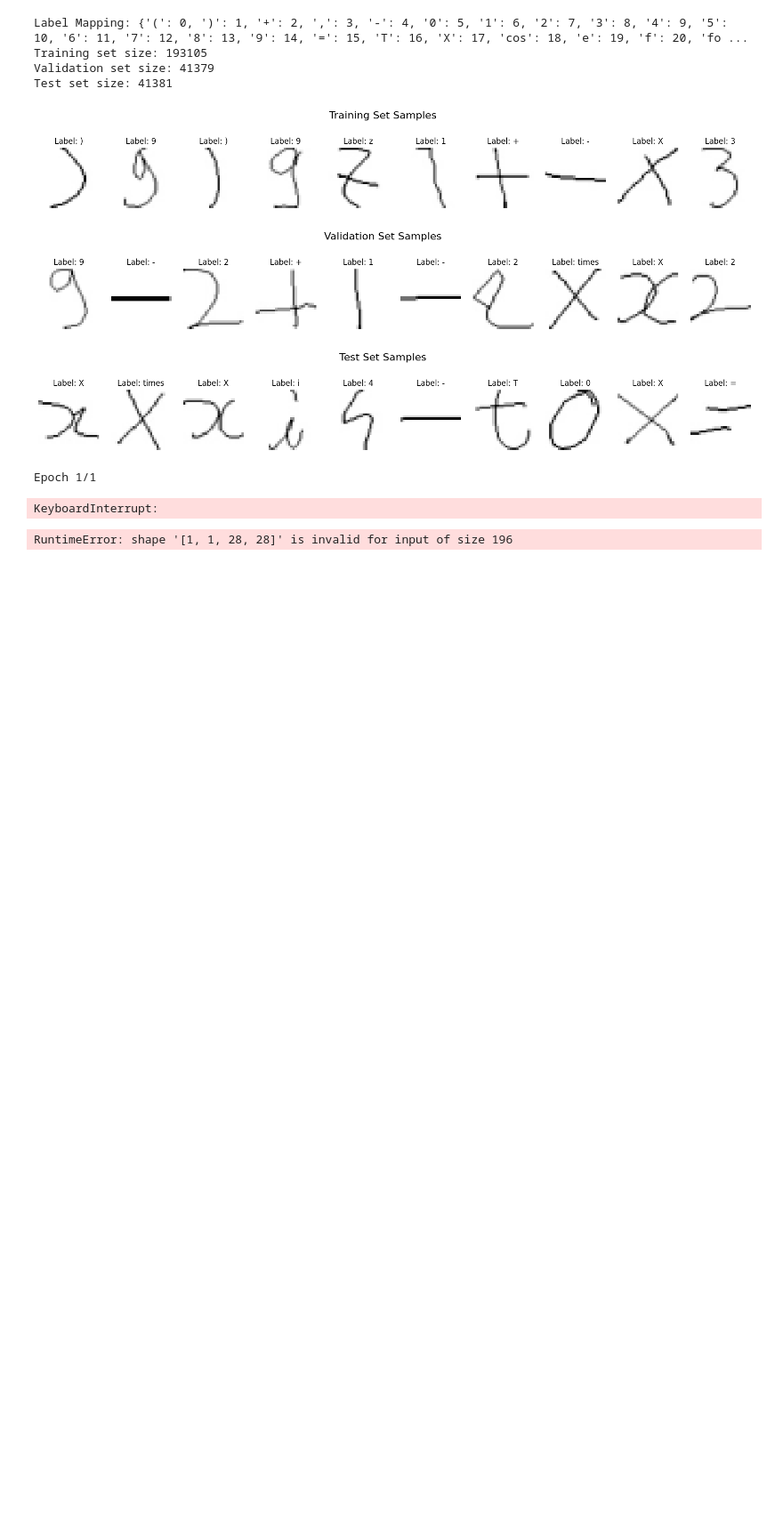
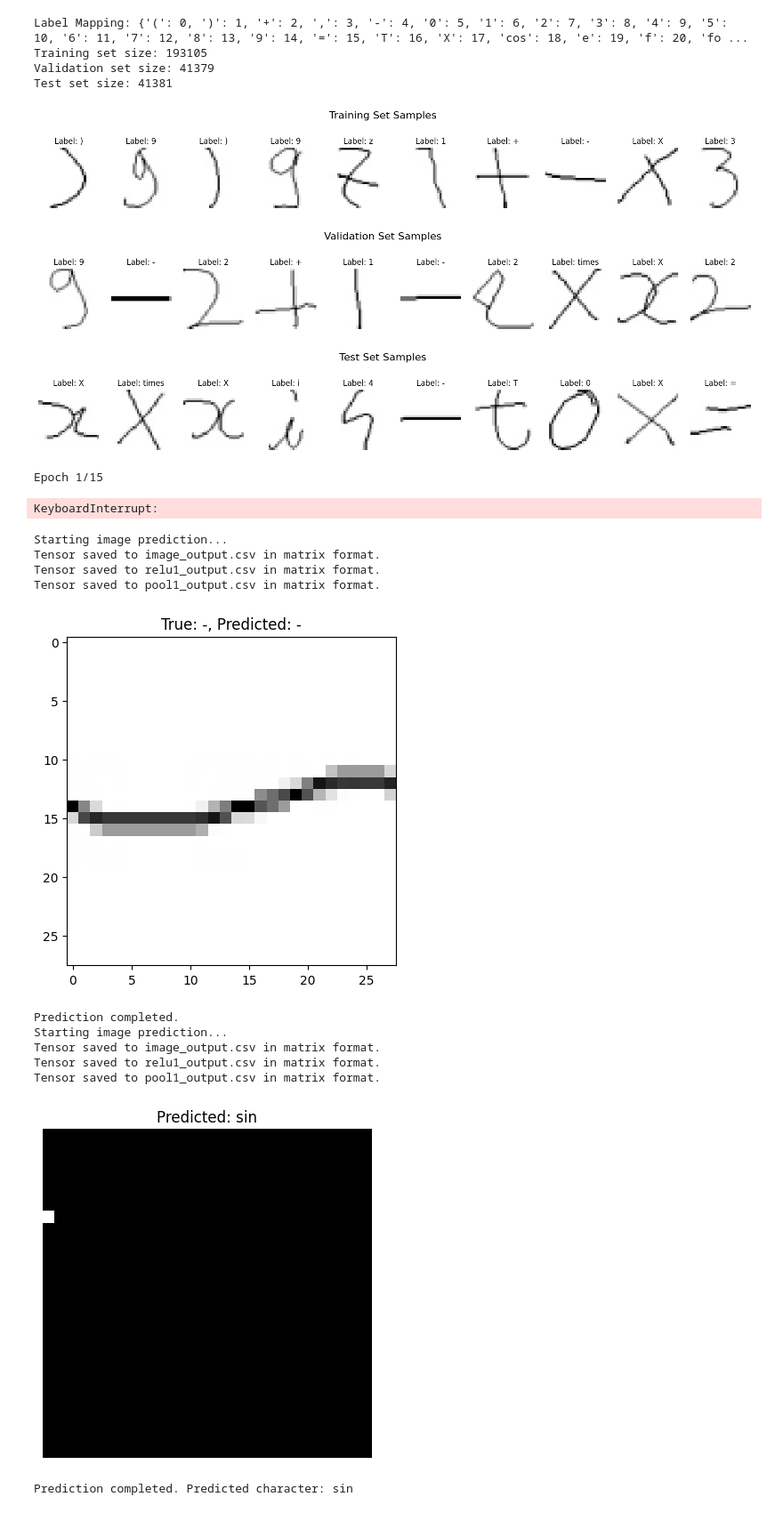
Before and after one commit to AradDruker/custom-cnn-accelerator-pynq-z2, a Jupyter notebook: LeNet5/Model.ipynb, the cells around one changed output. Shown at 89% size. Cells and saved outputs as stored; diff of their text form; code cells hidden in the pictures; blank space fills up the shorter version.

```diff
--- a/LeNet5/Model.ipynb
+++ b/LeNet5/Model.ipynb
@@ -86,7 +86,7 @@ import torch.quantization as quant
 
 # Define LeNet5 model
 class LeNet5(nn.Module):
-    def __init__(self, num_classes=34):  # Adjust according to your dataset
+    def __init__(self, num_classes=33):  # Adjust according to your dataset
         super(LeNet5, self).__init__()
         self.quant = torch.ao.quantization.QuantStub()  # QuantStub
         self.conv1 = nn.Conv2d(1, 6, kernel_size=5, stride=1, padding=2)
@@ -200,7 +200,7 @@ def train_and_validate(model, train_loader, val_loader, criterion, optimizer, sc
 
 # Initialize and prepare the model
 device = torch.device('cpu')
-model = LeNet5(num_classes=34)
+model = LeNet5(num_classes=33)
 model.eval()
 
 # Set quantization backend and QConfig
@@ -221,7 +221,7 @@ model.qconfig = custom_qconfig
 model_fused = torch.ao.quantization.fuse_modules(
     model, [['conv1', 'relu1'], ['conv2', 'relu2'], ['fc1', 'relu3'], ['fc2', 'relu4']]
 )
-model_prepared = torch.ao.quantization.prepare_qat(model_fused.train(), inplace=False)
+model_prepared = torch.ao.quantization.prepare_qat(model_fused.train(), inplace=True)
 model_prepared.to(device)
 
 # Define training components
@@ -230,7 +230,7 @@ optimizer = optim.AdamW(model_prepared.parameters(), lr=1e-3, weight_decay=1e-4)
 scheduler = torch.optim.lr_scheduler.StepLR(optimizer, step_size=3, gamma=0.1)
 
 # Train and validate
-num_epochs = 1
+num_epochs = 15
 train_losses, val_losses, train_accuracies, val_accuracies = train_and_validate(
     model_prepared, train_loader, val_loader, criterion, optimizer, scheduler, num_epochs, device
 )
@@ -244,7 +244,7 @@ test_loss, test_acc = evaluate_model(model_int8, test_loader, criterion, device,
 print(f"Final Test Loss: {test_loss:.4f}, Test Acc: {test_acc:.2f}%")
 
 # Save the final quantized model with label mapping
-final_model_path = 'lenetV5_quantized.pth'
+final_model_path = 'lenetV5.pth'
 save_model_and_labels(model_int8, final_model_path, int_to_char)
 
 # Plot training and validation metrics
@@ -266,7 +266,7 @@ plt.title('Training and Validation Accuracy')
 plt.legend()
 plt.show()
 # %% [output]
-Epoch 1/1
+Epoch 1/15
 KeyboardInterrupt:
 # %%
 import torch
@@ -280,6 +280,7 @@ import random
 import csv
 import torch.quantization as quant
 import warnings
+from PIL import Image
 
 warnings.filterwarnings(
     "ignore",
@@ -348,7 +349,7 @@ class LeNet5(nn.Module):
     def forward(self, x):
         x = self.quant(x)
         if self.print_activation:
-            # print("quant output shape:", x.int_repr())
+            # print("quant output shape:", x)
             save_tensor_to_csv_as_matrix(x, "image_output.csv")
         x = self.conv1(x)
         x = self.relu1(x)
@@ -428,34 +429,92 @@ def predict_random_image(model, device, test_loader, int_to_char):
     data_iter = iter(test_loader)
     images, labels = next(data_iter)
     images, labels = images.to(device), labels.to(device)
     random_idx = random.randint(0, images.size(0) - 1)
     image = images[random_idx].unsqueeze(0)
     # print(image)
     true_label = labels[random_idx].item()
 
     with torch.no_grad():
         output = model(image)
         _, predicted_label = output.max(1)
         predicted_label = predicted_label.item()
 
     true_char = int_to_char[true_label]
     predicted_char = int_to_char[predicted_label]
     plt.imshow(image.squeeze().cpu().numpy(), cmap="gray")
     plt.title(f"True: {true_char}, Predicted: {predicted_char}")
     plt.show()
 
     print("Prediction completed.")
     model.print_activation = False  # Disable printing after prediction
 
+def predict_specific_image(model, device, image_path, int_to_char):
+    """
+    Predicts the character from a given image path using the model.
+
+    Args:
+        model: The trained PyTorch model.
+        device: The device (CPU or CUDA) on which the model is running.
+        image_path: Path to the image file to be predicted.
+        int_to_char: Dictionary mapping integer labels to characters.
+    """
+    model.eval()
+    model.print_activation = True  # Enable printing before prediction
+    print("Starting image prediction...")
+
+    # Define the transform (must match the training transform)
+    transform = transforms.Compose([
+        transforms.Grayscale(num_output_channels=1),  # Ensure single channel
+        transforms.Resize((28, 28)),                 # Resize to 28x28
+        transforms.ToTensor(),                       # Convert to tensor
+        transforms.Normalize((0.5,), (0.5,))         # Normalize to [-1, 1]
+    ])
+
+    # Load the image and apply transforms
+    image = Image.open(image_path).convert("L")  # Convert to grayscale
+    image_tensor = transform(image).unsqueeze(0).to(device)  # Add batch dimension
+
+    with torch.no_grad():
+        output = model(image_tensor)
+        _, predicted_label = output.max(1)
+        predicted_label = predicted_label.item()
+
+    # Convert label to character
+    predicted_char = int_to_char[predicted_label]
+
+    # Display the image with prediction
+    plt.imshow(image_tensor.squeeze().cpu().numpy(), cmap="gray")
+    plt.title(f"Predicted: {predicted_char}")
+    plt.axis("off")
+    plt.show()
+
+    print(f"Prediction completed. Predicted character: {predicted_char}")
+    model.print_activation = False
+
+
 # Example usage (ensure you have defined test_loader and dataset.int_to_char):
 model_path = "lenetV5.pth"  # Path to your saved quantized model
 device = torch.device("cpu")
 num_classes = 33  # Update with your number of classes
 
 model_int8, labels  = load_quantized_model_and_labels(model_path, num_classes, device)
 predict_random_image(model_int8, device, test_loader, int_to_char)
+
+# image_path = "Untitled.png"  # Path to your image file
+# predict_specific_image(model_int8, device, image_path, int_to_char)
 # %% [output]
-RuntimeError: shape '[1, 1, 28, 28]' is invalid for input of size 196
+Starting image prediction...
+Tensor saved to image_output.csv in matrix format.
+Tensor saved to relu1_output.csv in matrix format.
+Tensor saved to pool1_output.csv in matrix format.
+[figure, added]
+Prediction completed.
+Starting image prediction...
+Tensor saved to image_output.csv in matrix format.
+Tensor saved to relu1_output.csv in matrix format.
+Tensor saved to pool1_output.csv in matrix format.
+[figure, added]
+Prediction completed. Predicted character: sin
 # %%
 # Retrieve the weights for the 'conv1' layer
 conv1_weights = model_int8.state_dict()['conv1.weight'].int_repr()
```
Also changed, not shown: parts of 1 cell of this notebook, 7 other files.
